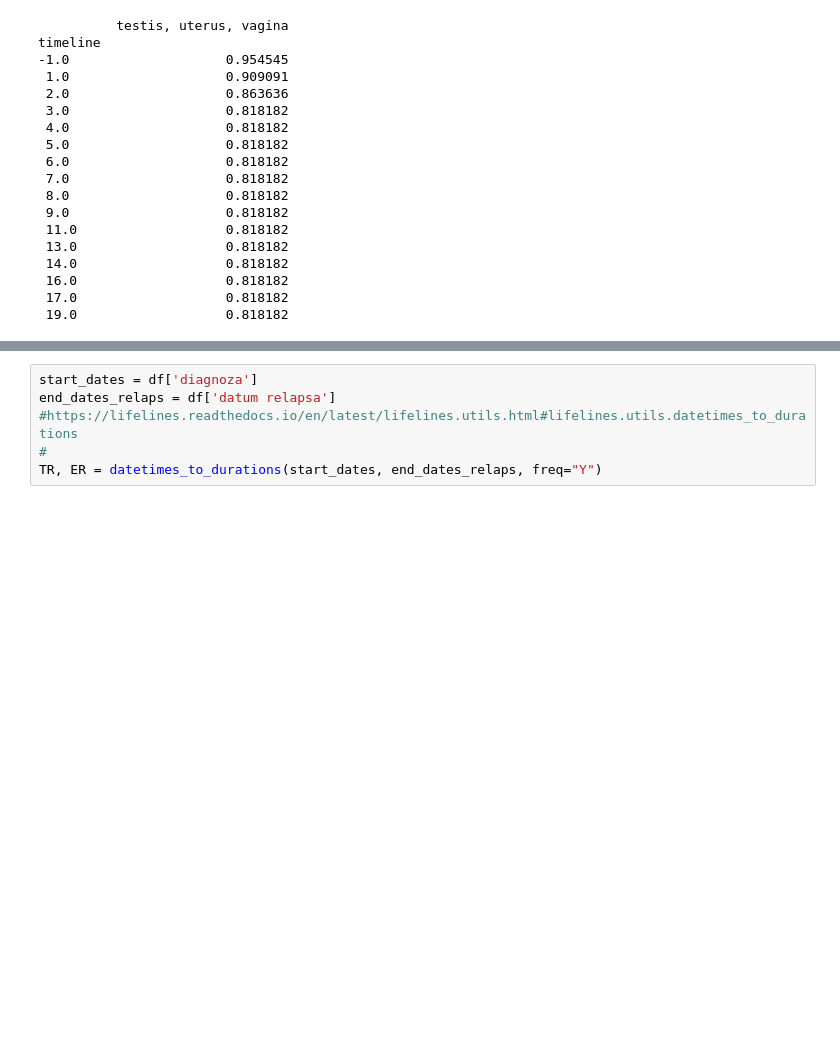
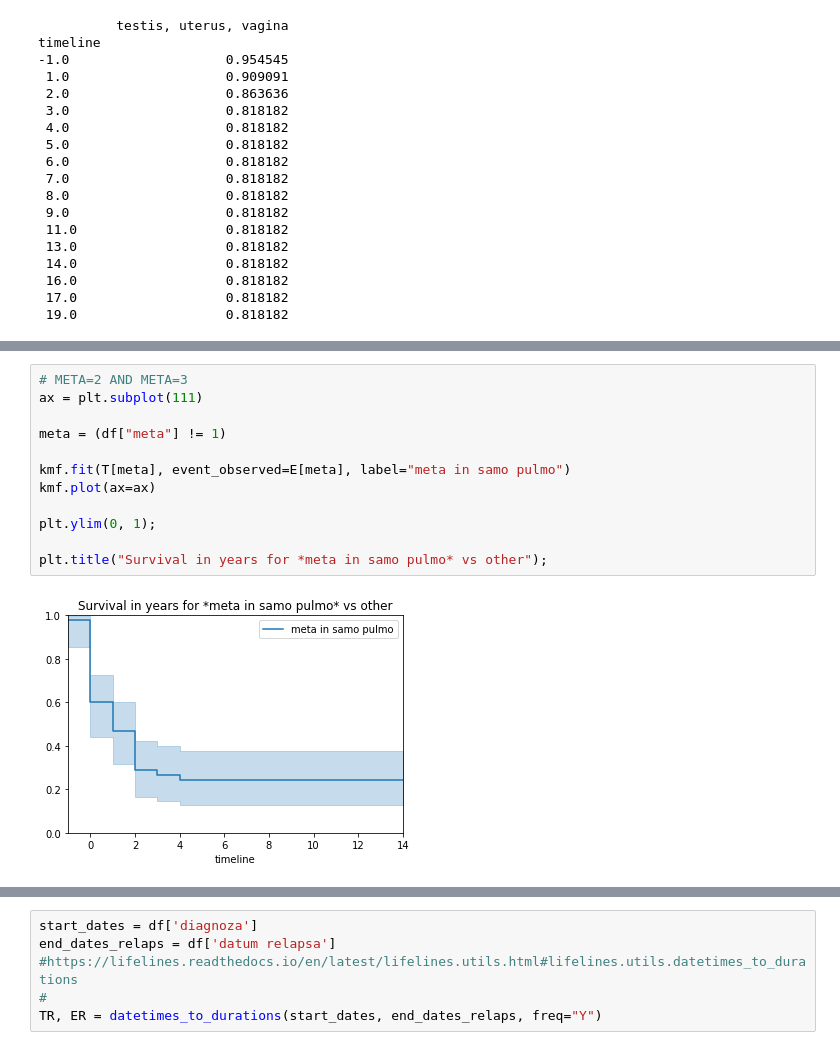
Before and after one commit to anuschka/patientsanalysis, a Jupyter notebook: RMS_Kaplan_Meier.ipynb, the cells around one changed output, grey strips where cells are left out. Drawn from its saved outputs; the diff is of its cells as text; blank space fills up the shorter version.

```diff
--- a/RMS_Kaplan_Meier.ipynb
+++ b/RMS_Kaplan_Meier.ipynb
@@ -679,0 +742,14 @@ timeline
+# %%
+# META=2 AND META=3
+ax = plt.subplot(111)
+
+meta = (df["meta"] != 1)
+
+kmf.fit(T[meta], event_observed=E[meta], label="meta in samo pulmo")
+kmf.plot(ax=ax)
+
+plt.ylim(0, 1);
+
+plt.title("Survival in years for *meta in samo pulmo* vs other");
+# %% [output]
+[figure, added]
```
Also changed, not shown: parts of 65 cells of this notebook, 1 other file.
